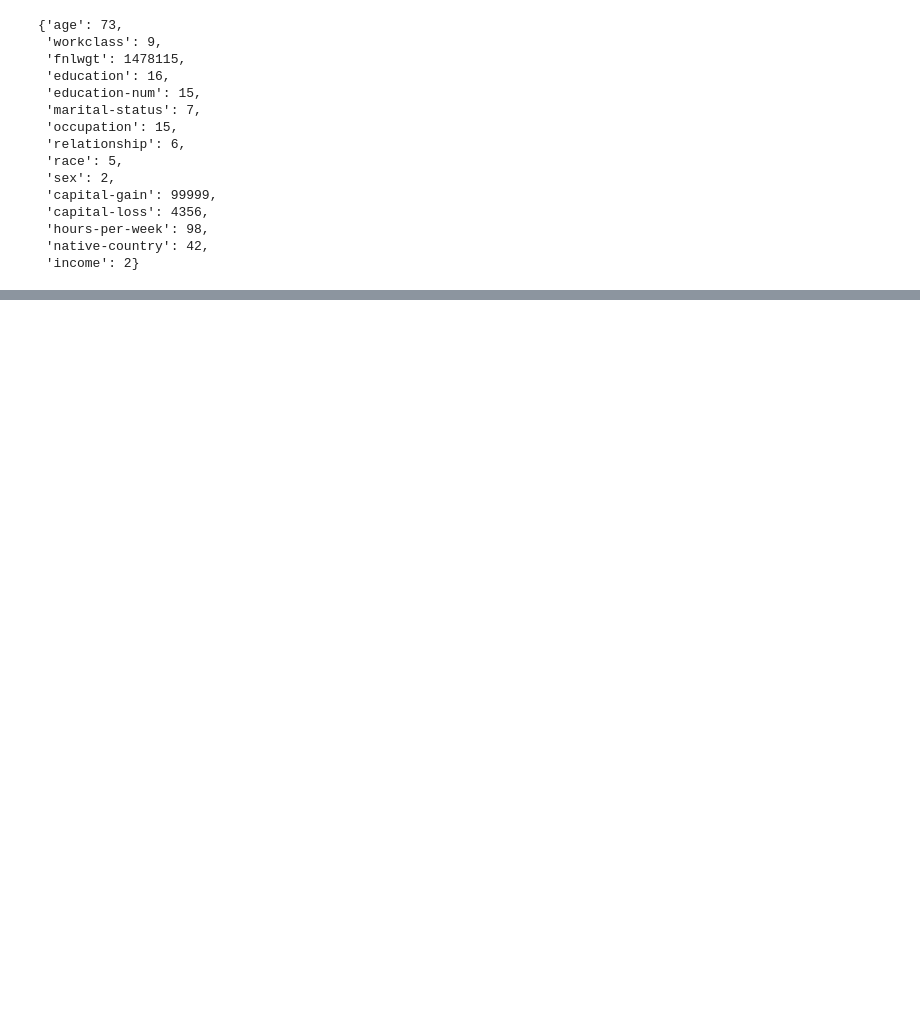
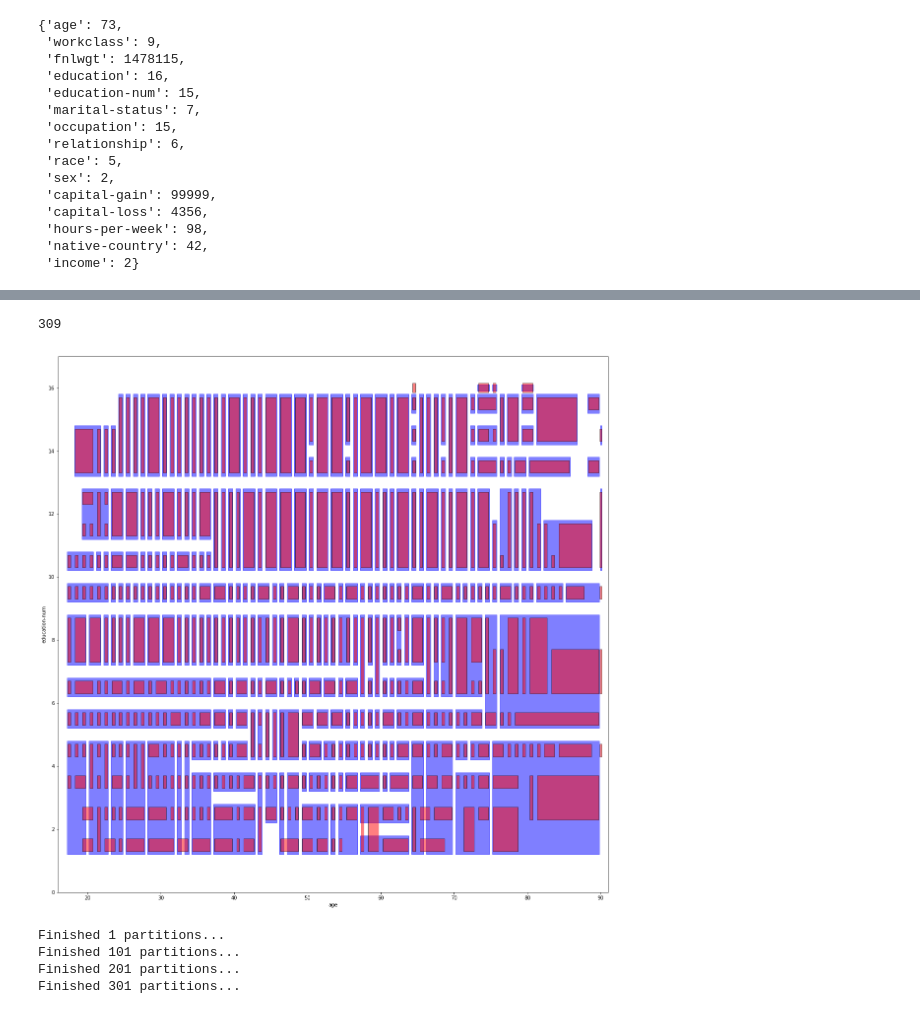
Before and after one commit to kiprotect/data-privacy-for-data-scientists, a Jupyter notebook: notebooks/02 - k Anonymity.ipynb, the cells around one changed output, grey strips where cells are left out. Saved outputs shown, nothing was run; the diff lists cells and outputs as text; code cells hidden in the pictures; blank space fills up the shorter version.

```diff
--- a/notebooks/02 - k Anonymity.ipynb
+++ b/notebooks/02 - k Anonymity.ipynb
@@ -274,0 +353,29 @@ Text(0,0.5,'fnlwgt')
+# %%
+def diversity(df, partition, column):
+    return len(df[column][partition].unique())
+
+def is_l_diverse(df, partition, sensitive_column, l=2):
+    return diversity(df, partition, sensitive_column) >= l
+# %%
+finished_l_diverse_partitions = partition_dataset(df, feature_columns, sensitive_column, full_spans, lambda *args: is_k_anonymous(*args) and is_l_diverse(*args))
+# %%
+len(finished_l_diverse_partitions)
+# %% [output]
+309
+# %%
+column_x, column_y = feature_columns[:2]
+l_diverse_rects = get_partition_rects(df, finished_l_diverse_partitions, column_x, column_y, indexes, offsets=[0.2, 0.2])
+# %%
+pl.figure(figsize=(20,20))
+ax = pl.subplot(111)
+plot_rects(df, ax, l_diverse_rects, column_x, column_y, edgecolor='b', facecolor='b')
+plot_rects(df, ax, rects, column_x, column_y, facecolor='r')
+# %% [output]
+[figure, added]
+# %%
+dfl = build_anonymized_dataset(df, finished_l_diverse_partitions, feature_columns, sensitive_column)
+# %% [output]
+Finished 1 partitions...
+Finished 101 partitions...
+Finished 201 partitions...
+Finished 301 partitions...
```
Also changed, not shown: parts of 30 cells of this notebook, 1 other file.
